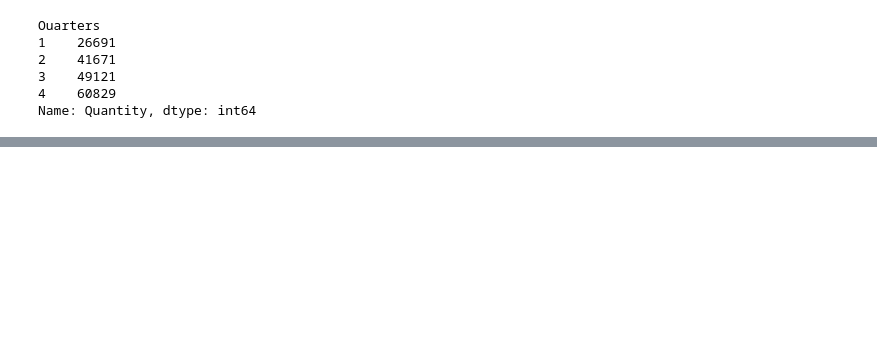
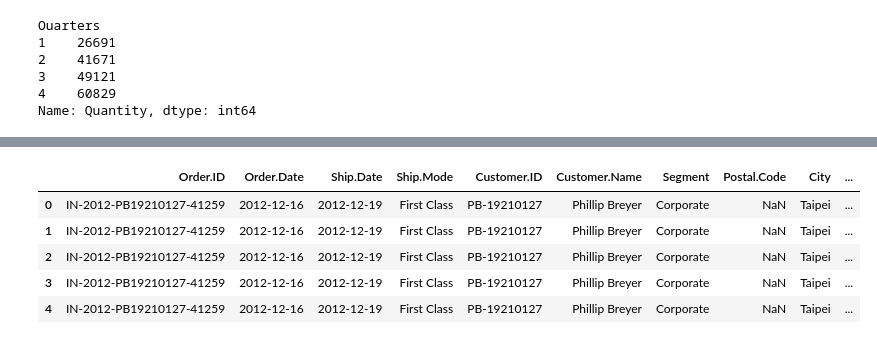
Before and after one commit to TheAidanAu/ML_Lab, a Jupyter notebook: AIDAN/ML_Lab_EDA_AIDAN.ipynb, the cells around one changed output, grey strips where cells are left out. Drawn from its saved outputs; the diff is of its cells as text; code cells hidden in the pictures; blank space fills up the shorter version.

```diff
--- a/AIDAN/ML_Lab_EDA_AIDAN.ipynb
+++ b/AIDAN/ML_Lab_EDA_AIDAN.ipynb
@@ -205,0 +252,13 @@ ValueError: No axis named Ouarters for object type DataFrame
+# %%
+df_total = pd.merge(df_orders, df_returns, on=['Order.ID','Region'])
+# %%
+df_total['Year'] = pd.DatetimeIndex(df_total['Order.Date']).year
+# %%
+df_total.head()
+# %% [output]
+|  | Order.ID | Order.Date | Ship.Date | Ship.Mode | Customer.ID | Customer.Name | Segment | Postal.Code | City | ... |
+| 0 | IN-2012-PB19210127-41259 | 2012-12-16 | 2012-12-19 | First Class | PB-19210127 | Phillip Breyer | Corporate | NaN | Taipei | ... |
+| 1 | IN-2012-PB19210127-41259 | 2012-12-16 | 2012-12-19 | First Class | PB-19210127 | Phillip Breyer | Corporate | NaN | Taipei | ... |
+| 2 | IN-2012-PB19210127-41259 | 2012-12-16 | 2012-12-19 | First Class | PB-19210127 | Phillip Breyer | Corporate | NaN | Taipei | ... |
+| 3 | IN-2012-PB19210127-41259 | 2012-12-16 | 2012-12-19 | First Class | PB-19210127 | Phillip Breyer | Corporate | NaN | Taipei | ... |
+| 4 | IN-2012-PB19210127-41259 | 2012-12-16 | 2012-12-19 | First Class | PB-19210127 | Phillip Breyer | Corporate | NaN | Taipei | ... |
```
Also changed, not shown: parts of 13 cells of this notebook.
